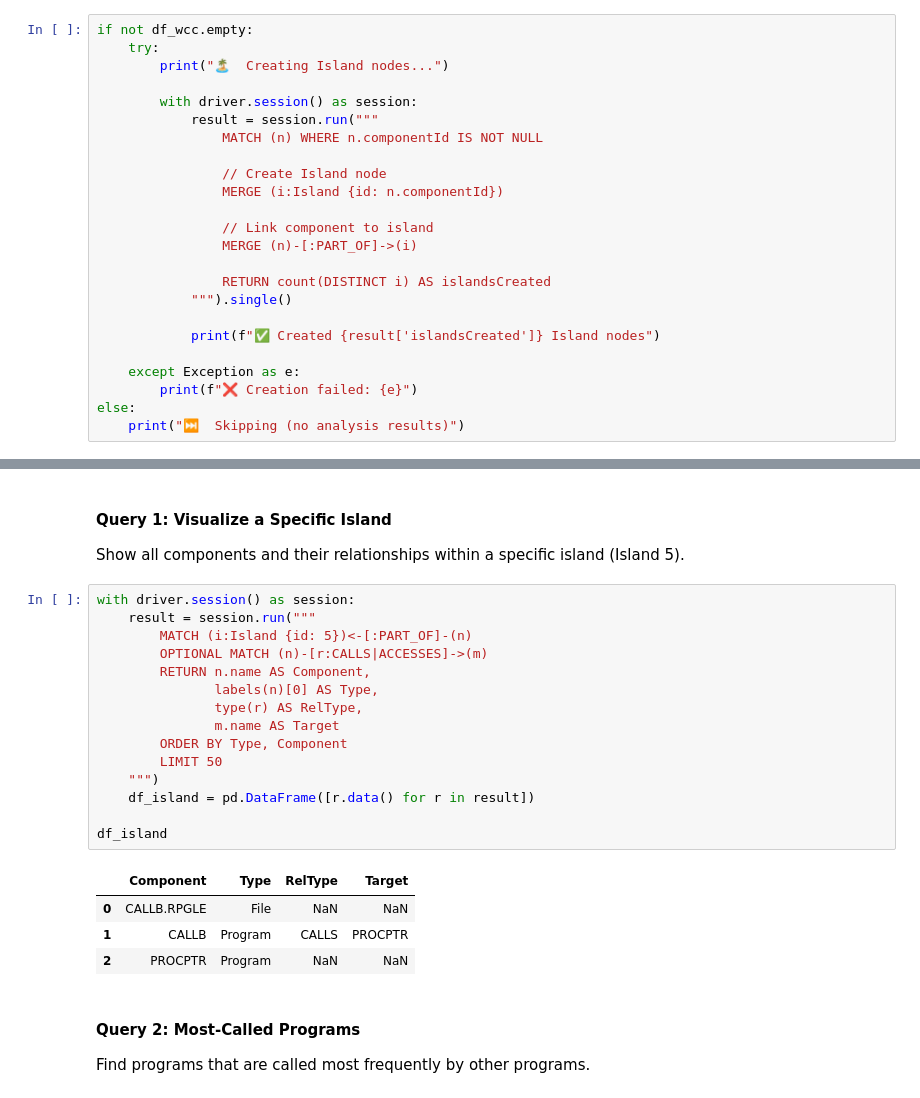
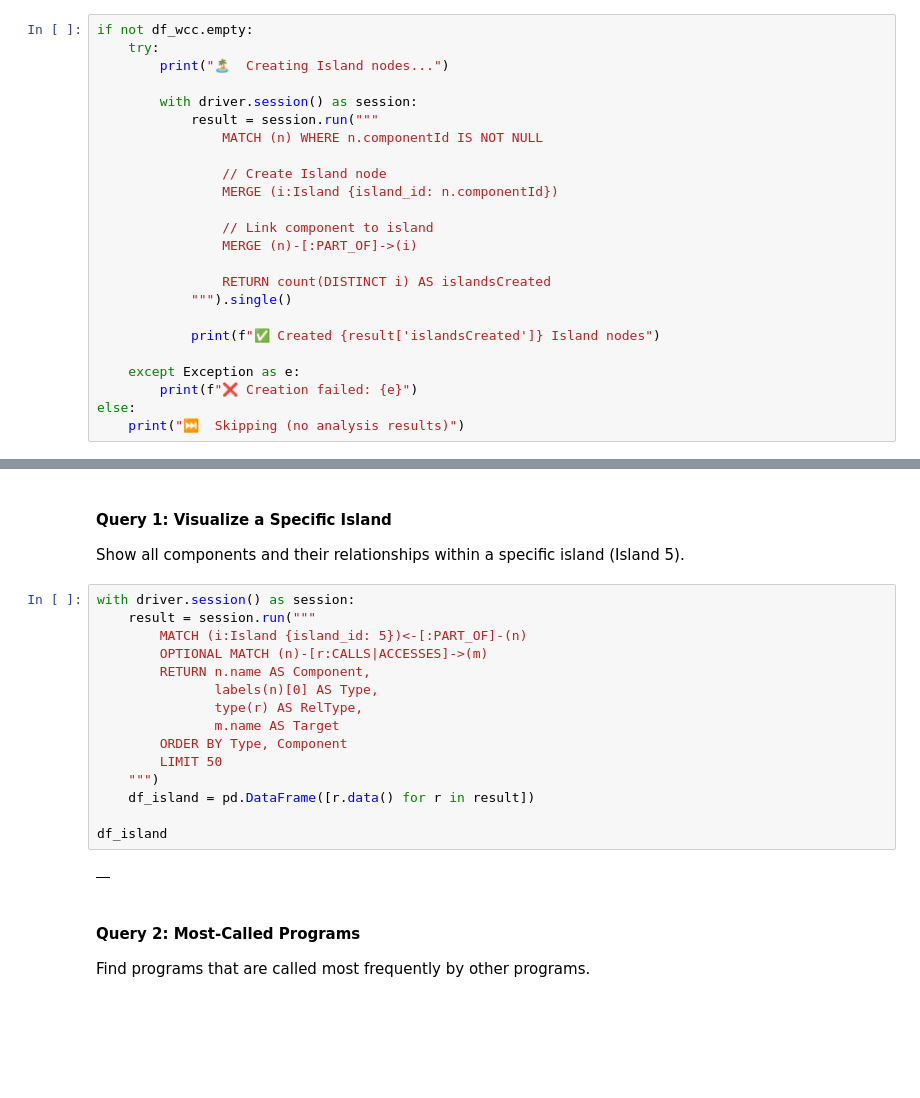
Before and after one commit to feststelltaste/rpgisland, a Jupyter notebook: rpg_dependency_analyzer.ipynb, the cells around one changed output, grey strips where cells are left out. Saved outputs shown, nothing was run; the diff lists cells and outputs as text; blank space fills up the shorter version.

```diff
--- a/rpg_dependency_analyzer.ipynb
+++ b/rpg_dependency_analyzer.ipynb
@@ -1336,7 +1336,7 @@ if not df_wcc.empty:
                 MATCH (n) WHERE n.componentId IS NOT NULL
 
                 // Create Island node
-                MERGE (i:Island {id: n.componentId})
+                MERGE (i:Island {island_id: n.componentId})
 
                 // Link component to island
                 MERGE (n)-[:PART_OF]->(i)
@@ -1580,23 +1584,20 @@ Show all components and their relationships within a specific island (Island 5).
 # %%
 with driver.session() as session:
     result = session.run("""
-        MATCH (i:Island {id: 5})<-[:PART_OF]-(n)
+        MATCH (i:Island {island_id: 5})<-[:PART_OF]-(n)
         OPTIONAL MATCH (n)-[r:CALLS|ACCESSES]->(m)
         RETURN n.name AS Component,
                labels(n)[0] AS Type,
                type(r) AS RelType,
                m.name AS Target
         ORDER BY Type, Component
         LIMIT 50
     """)
     df_island = pd.DataFrame([r.data() for r in result])
 
 df_island
 # %% [output]
-|  | Component | Type | RelType | Target |
-| 0 | CALLB.RPGLE | File | NaN | NaN |
-| 1 | CALLB | Program | CALLS | PROCPTR |
-| 2 | PROCPTR | Program | NaN | NaN |
+|  |
 # %% [markdown]
 #### Query 2: Most-Called Programs
 
```
Also changed, not shown: parts of 21 cells of this notebook.
